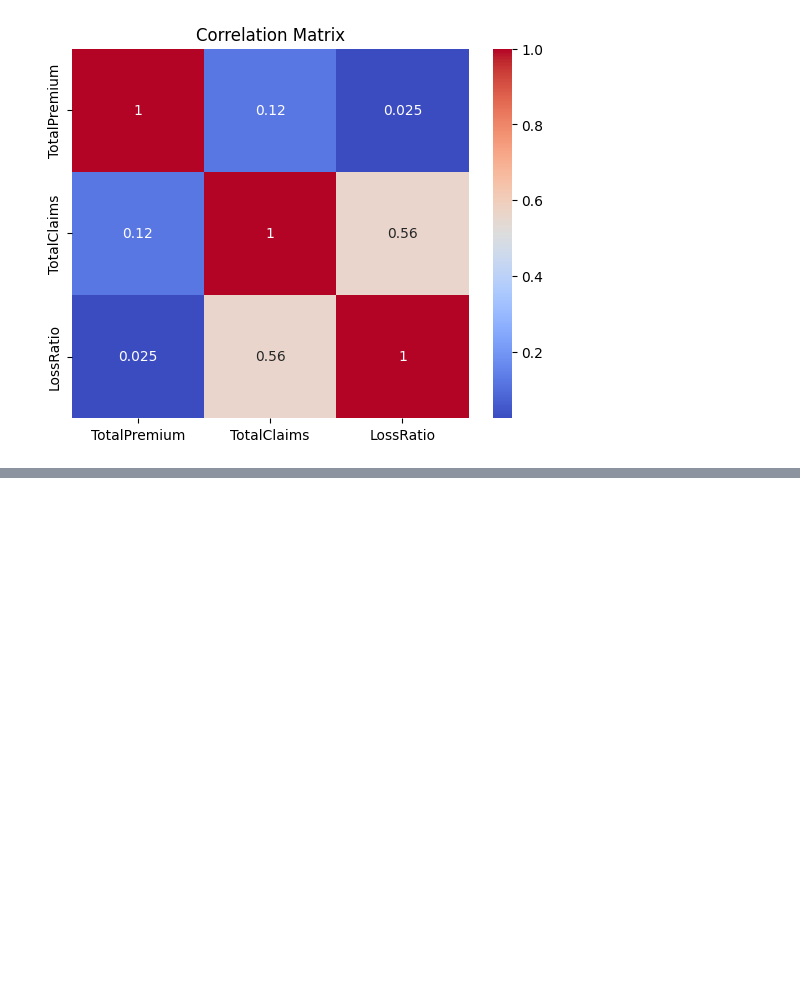
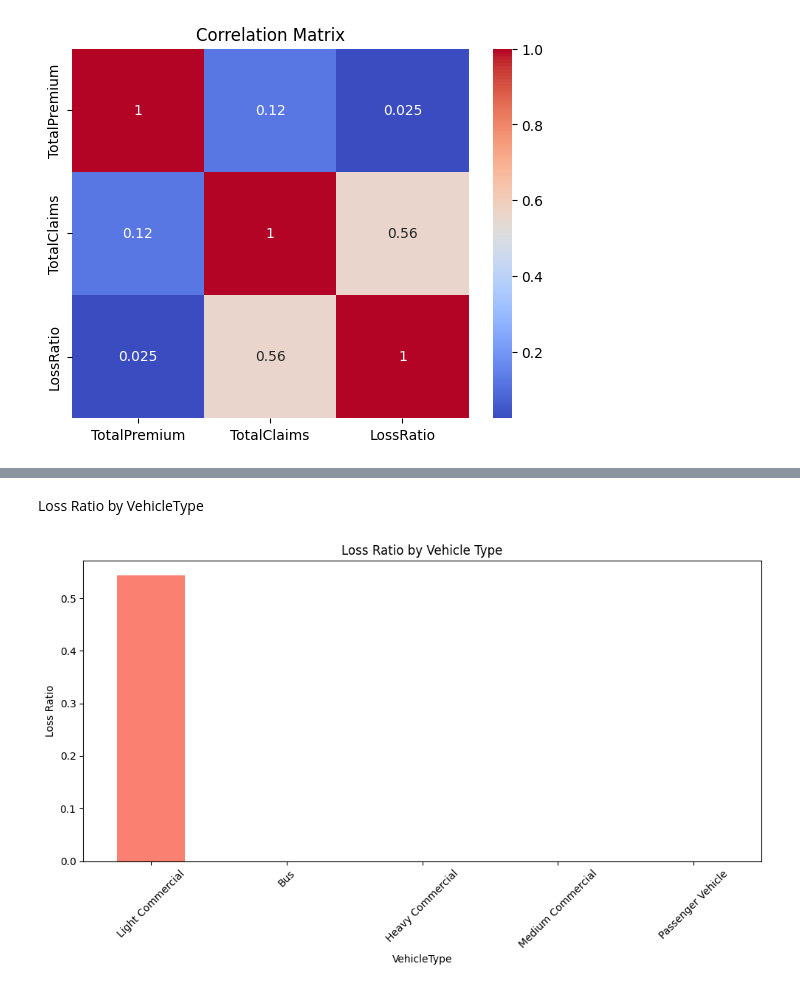
Before and after one commit to alazartefera/insurance-risk-analytics, a Jupyter notebook: notebooks/01_eda.ipynb, the cells around one changed output, grey strips where cells are left out. Cells and saved outputs as stored; diff of their text form; code cells hidden in the pictures; blank space fills up the shorter version.

```diff
--- a/notebooks/01_eda.ipynb
+++ b/notebooks/01_eda.ipynb
@@ -181,0 +207,12 @@ plt.show()
+# %% [markdown]
+Loss Ratio by VehicleType
+# %%
+plt.figure(figsize=(10, 6))
+df.groupby('VehicleType')['LossRatio'].mean().sort_values().plot(kind='bar', color='salmon')
+plt.title("Loss Ratio by Vehicle Type")
+plt.ylabel("Loss Ratio")
+plt.xticks(rotation=45)
+plt.tight_layout()
+plt.show()
+# %% [output]
+[figure, added]
```
Also changed, not shown: parts of 4 cells of this notebook, 3 other files.
